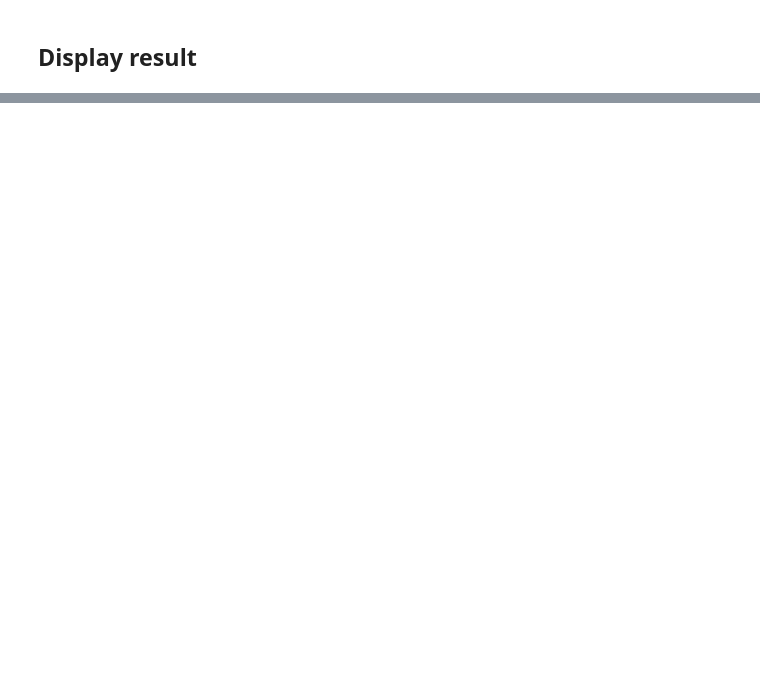
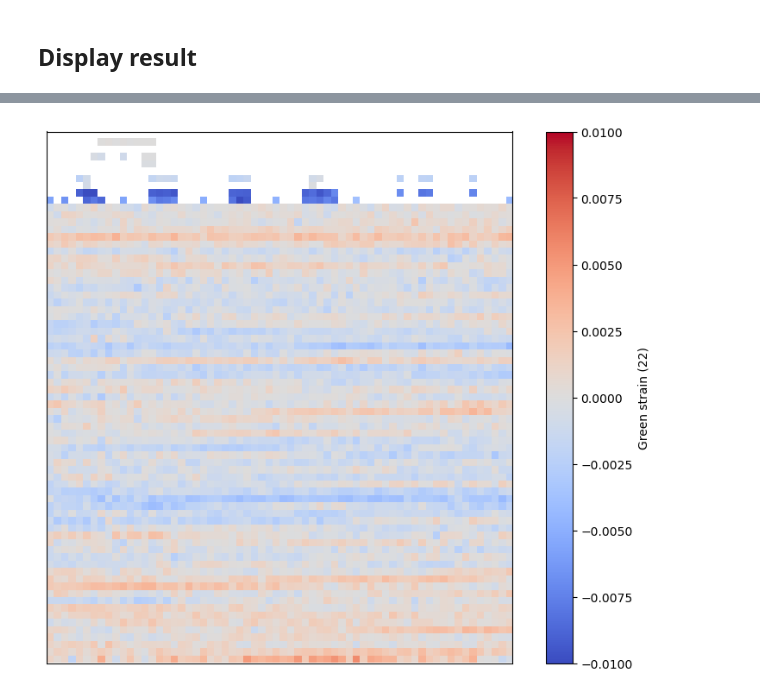
Before and after one commit to MechMicroMan/openpiv-python, a Jupyter notebook: example.ipynb, the cells around one changed output, grey strips where cells are left out. Cells and saved outputs as stored; diff of their text form; code cells hidden in the pictures; blank space fills up the shorter version.

```diff
--- a/example.ipynb
+++ b/example.ipynb
@@ -79,0 +67,6 @@ dic_map.plot_map('max_shear', vmax = 0.2, fig = fig, ax = ax)
+# %%
+fig, ax = plt.subplots(1, 1, figsize = (10,8))
+dic_map.plot_map('e', (1,1), vmin=-0.01, vmax=0.01, cmap='coolwarm', fig = fig, ax = ax)
+plt.show()
+# %% [output]
+[figure, added]
```
Also changed, not shown: parts of 4 cells of this notebook, 17 other files.
